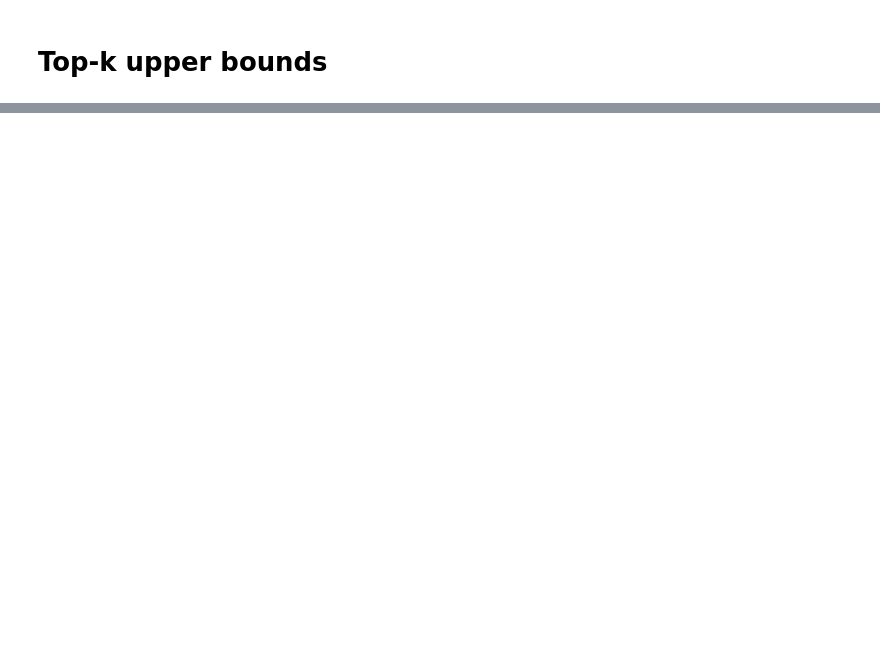
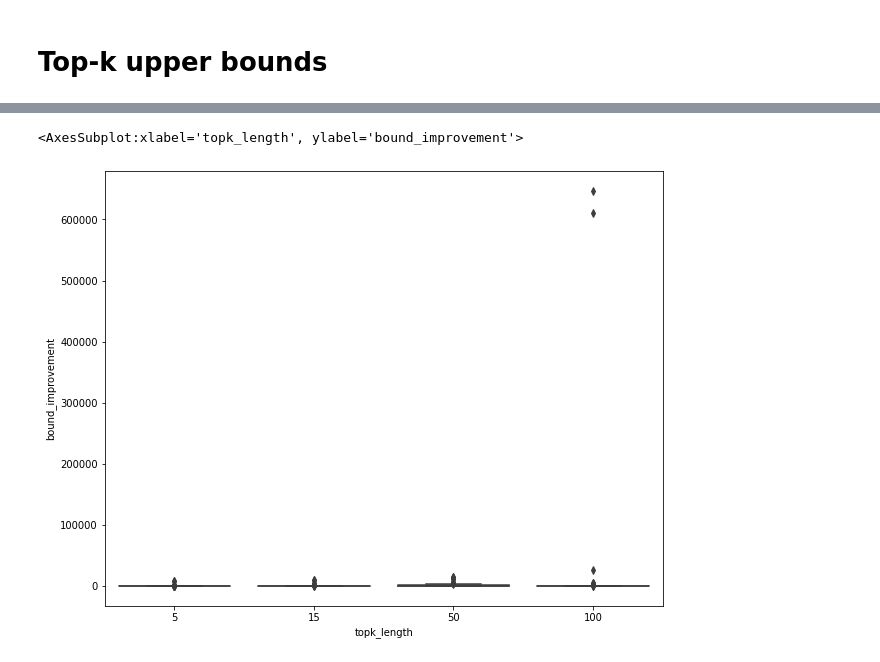
Before and after one commit to rbergm/PostBOUND, a Jupyter notebook: ues/UES_TopKBounds.ipynb, the cells around one changed output, grey strips where cells are left out. Saved outputs shown, nothing was run; the diff lists cells and outputs as text; code cells hidden in the pictures; blank space fills up the shorter version.

```diff
--- a/ues/UES_TopKBounds.ipynb
+++ b/ues/UES_TopKBounds.ipynb
@@ -60,0 +80,10 @@ Name: bound_reduction, dtype: float64
+# %%
+df = pd.concat([
+    pd.merge(df_ues[["bound", "rt"]], df_top5[["bound", "rt", "topk_length"]], right_index=True, left_index=True, suffixes=("_ues", "_topk")),
+    pd.merge(df_ues[["bound", "rt"]], df_top15[["bound", "rt", "topk_length"]], right_index=True, left_index=True, suffixes=("_ues", "_topk")),
+    pd.merge(df_ues[["bound", "rt"]], df_top50[["bound", "rt", "topk_length"]], right_index=True, left_index=True, suffixes=("_ues", "_topk")),
+    pd.merge(df_ues[["bound", "rt"]], df_top100[["bound", "rt", "topk_length"]], right_index=True, left_index=True, suffixes=("_ues", "_topk")),
+])
+df.reset_index(inplace=True)
+df["bound_improvement"] = df["bound_ues"] / df["bound_topk"]
+df.groupby("topk_length")["bound_improvement"].describe()
@@ -60,0 +97,6 @@ Name: bound_reduction, dtype: float64
+# %%
+fig, ax = plt.subplots(figsize=(10, 8))
+sns.boxplot(data=df, x="topk_length", y="bound_improvement")
+# %% [output]
+<AxesSubplot:xlabel='topk_length', ylabel='bound_improvement'>
+[figure, added]
```
Also changed, not shown: parts of 11 cells of this notebook.
